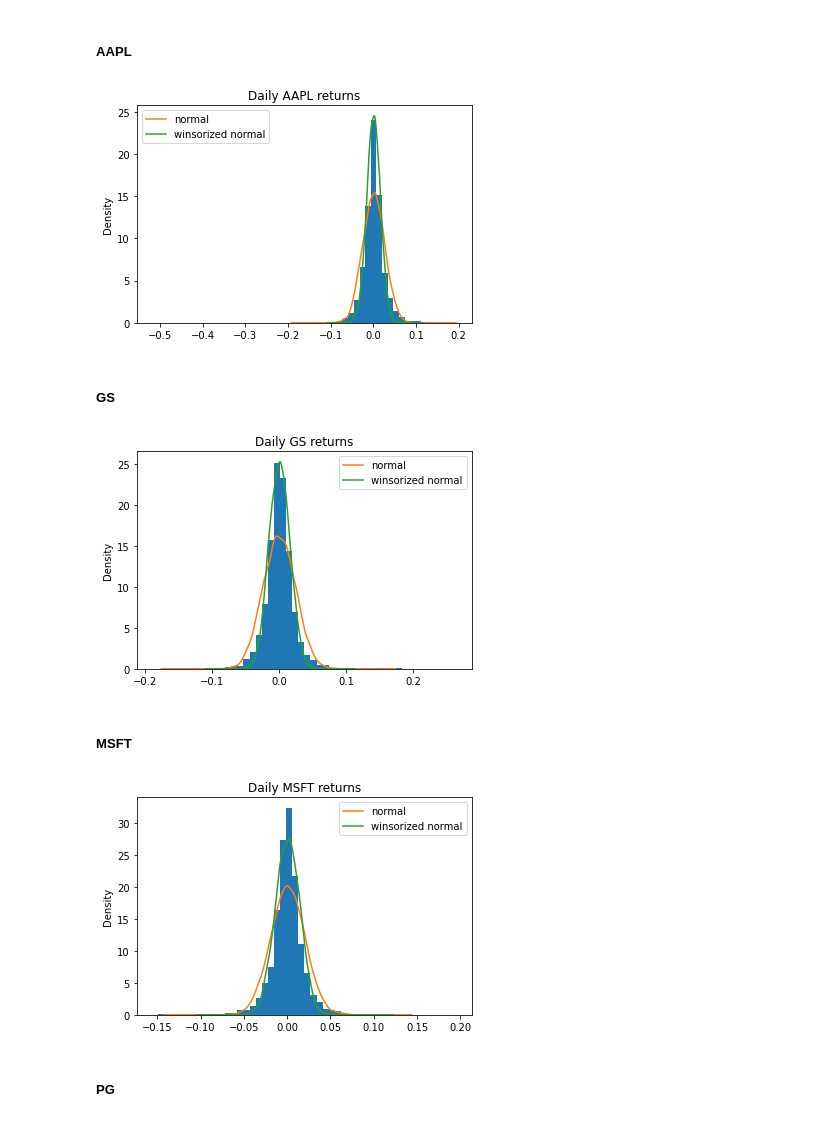
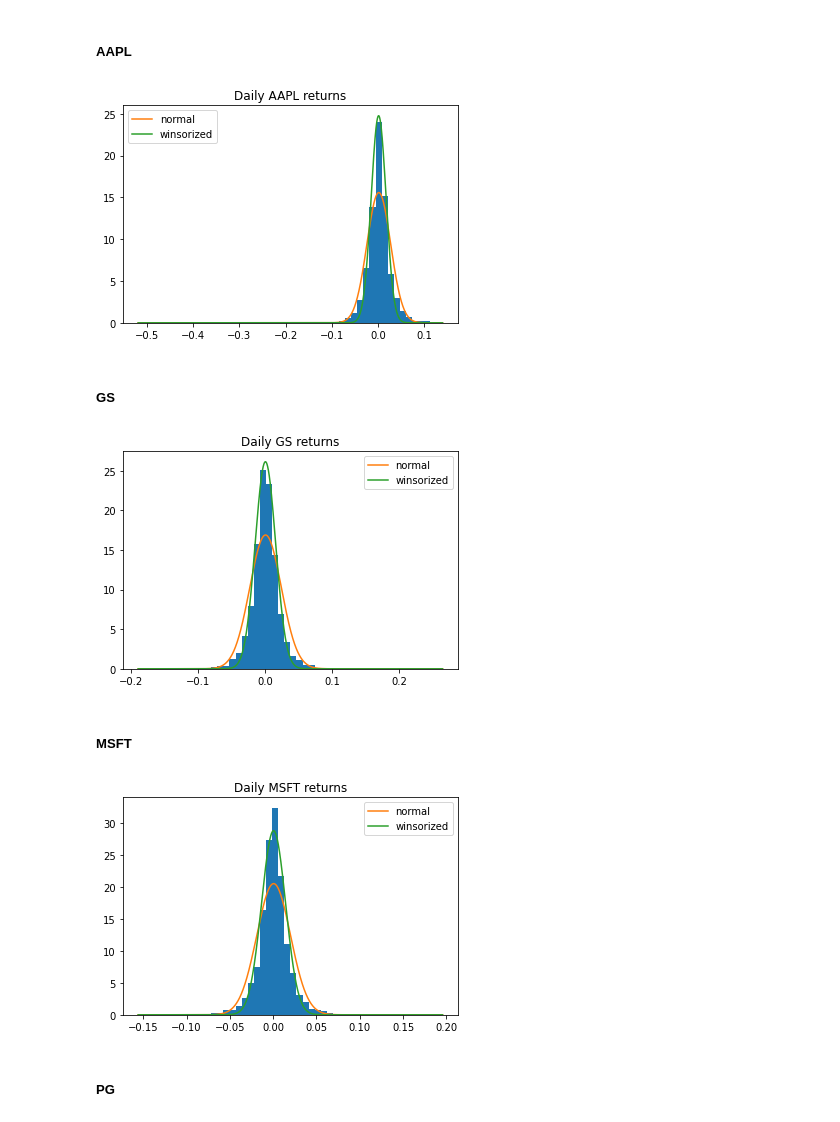
Before and after one commit to dexdx/FIN405_Problem-Sets, a Jupyter notebook: 2/PS2.ipynb, the cells around one changed output. Saved outputs shown, nothing was run; the diff lists cells and outputs as text; code cells hidden in the pictures.

Commit message:
fix normal densities

```diff
--- a/2/PS2.ipynb
+++ b/2/PS2.ipynb
@@ -38,6 +33,12 @@ pg.to_csv('pg.csv')
 ge.to_csv('ge.csv')
 # %% [output]
 NameError: name 'aapl' is not defined
+# %%
+aapl = pd.read_csv('aapl.csv', index_col=0)
+gs = pd.read_csv('gs.csv', usecols=['ret']).squeeze()
+msft = pd.read_csv('msft.csv', usecols=['ret']).squeeze()
+pg = pd.read_csv('pg.csv', usecols=['ret']).squeeze()
+ge = pd.read_csv('ge.csv', usecols=['ret']).squeeze()
 # %% [markdown]
 #### a)
 # %%
@@ -70,48 +71,49 @@ dtype: float64
 ##### AAPL
 # %%
 N = len(ret)
-norm_aapl = pd.Series(np.random.normal(ret.aapl.mean(),ret.aapl.std(),N))
-aapl_w = ret.aapl
+aapl = ret.aapl
+aapl_w = aapl[:]
 aapl_w = aapl_w.where(np.abs(aapl_w)<0.04)
-norm_aapl_w = pd.Series(np.random.normal(aapl_w.mean(),aapl_w.std(),N))
+
+x = np.linspace(aapl.min(), aapl.max(), N)
 
 plt.title('Daily AAPL returns')
-plt.hist(ret.aapl, bins=50, density=True);
-norm_aapl.plot.kde(label='normal');
-norm_aapl_w.plot.kde(label='winsorized normal');
+plt.hist(aapl, bins=50, density=True);
+plt.plot(x, norm.pdf(x, aapl.mean(), aapl.std()), label='normal');
+plt.plot(x, norm.pdf(x, aapl_w.mean(), aapl_w.std()), label='winsorized');
 plt.legend();
 # %% [output]
-[figure, old version]
+[figure, new version]
 # %% [markdown]
 ##### GS
 # %%
-norm_gs = pd.Series(np.random.normal(ret.gs.mean(),ret.gs.std(),N))
-gs_w = ret.gs
+gs_w = gs[:]
 gs_w = gs_w.where(np.abs(gs_w)<0.04)
-norm_gs_w = pd.Series(np.random.normal(gs_w.mean(),gs_w.std(),N))
+
+x = np.linspace(gs.min(), gs.max(), N)
 
 plt.title('Daily GS returns')
-plt.hist(ret.gs, bins=50, density=True);
-norm_gs.plot.kde(label='normal');
-norm_gs_w.plot.kde(label='winsorized normal');
+plt.hist(gs, bins=50, density=True);
+plt.plot(x, norm.pdf(x, gs.mean(), gs.std()), label='normal');
+plt.plot(x, norm.pdf(x, gs_w.mean(), gs_w.std()), label='winsorized');
 plt.legend();
 # %% [output]
-[figure, old version]
+[figure, new version]
 # %% [markdown]
 ##### MSFT
 # %%
-norm_msft = pd.Series(np.random.normal(ret.msft.mean(),ret.msft.std(),N))
-msft_w = ret.msft
+msft_w = msft[:]
 msft_w = msft_w.where(np.abs(msft_w)<0.04)
-norm_msft_w = pd.Series(np.random.normal(msft_w.mean(),msft_w.std(),N))
+
+x = np.linspace(msft.min(), msft.max(), N)
 
 plt.title('Daily MSFT returns')
-plt.hist(ret.msft, bins=50, density=True);
-norm_msft.plot.kde(label='normal');
-norm_msft_w.plot.kde(label='winsorized normal');
+plt.hist(msft, bins=50, density=True);
+plt.plot(x, norm.pdf(x, msft.mean(), msft.std()), label='normal');
+plt.plot(x, norm.pdf(x, msft_w.mean(), msft_w.std()), label='winsorized');
 plt.legend();
 # %% [output]
-[figure, old version]
+[figure, new version]
 # %% [markdown]
 ##### PG
 # %%
```
Also changed, not shown: parts of 4 cells of this notebook.
